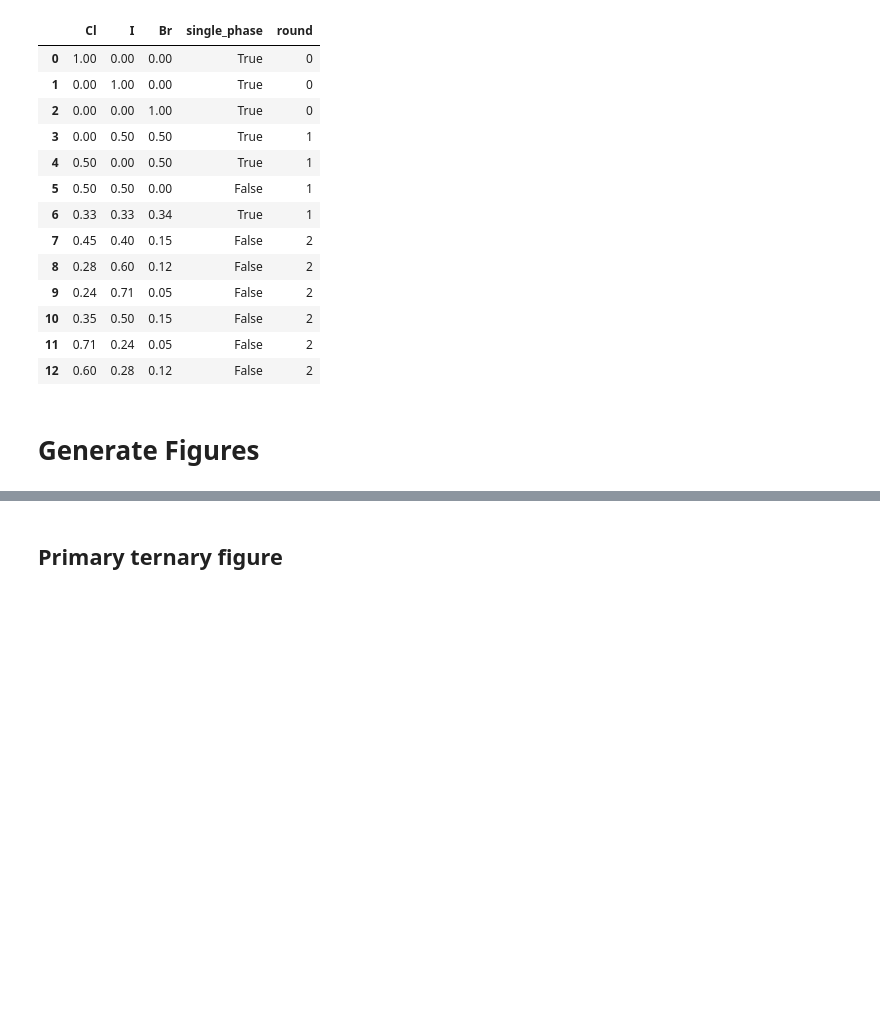
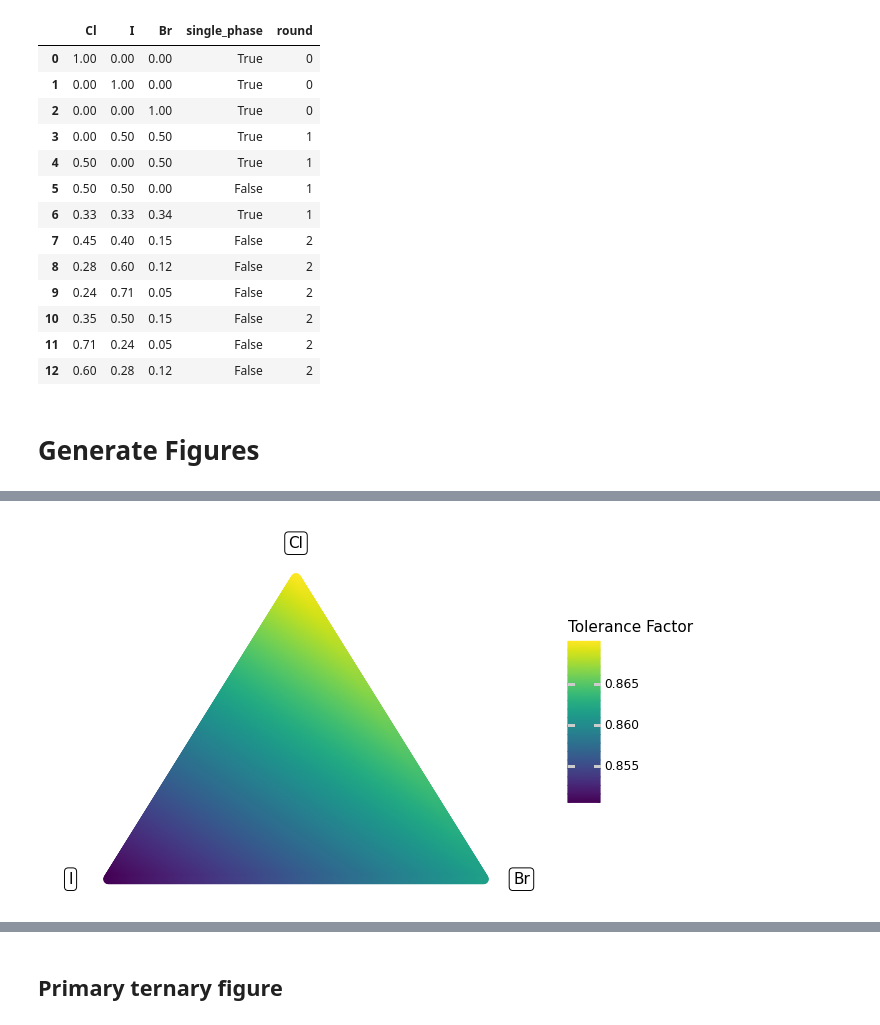
Before and after one commit to kaybr24/perovskite-solar, a Jupyter notebook: figures.ipynb, the cells around one changed output, grey strips where cells are left out. Saved outputs shown, nothing was run; the diff lists cells and outputs as text; code cells hidden in the pictures; blank space fills up the shorter version.

Commit message:
add tolerance factor color plot

```diff
--- a/figures.ipynb
+++ b/figures.ipynb
@@ -107,0 +110,95 @@ df_data
+# %%
+## Define helper function
+@gr.make_symbolic
+def tolerance(a, b, x):
+    r"""Calculate Goldschmidt tolerance factor
+
+    Calculates the Goldschmidt tolerance factor for a perovskite structure.
+
+    Arguments:
+        a (float): Atomic radius, A cation
+        b (float): Atomic radius, B cation
+        x (float): Atomic radius, anion
+
+    Returns:
+        float: Goldschmidt tolerance factor
+    """
+    return (a + x) / ( gr.sqrt(2) * (b + x) )
+
+## Define atomic radii
+# Cations
+Pb_R = 0.119 # Shannon radii
+Cs_R = 0.188 # Shannon radii 0.181 from Lee et al.
+# Anions
+I_R  = 0.22  # Shannon radii
+Br_R = 0.197 # Shannon radii
+Cl_R = 0.181 # Shannon radii
+
+## Generate data
+n_res = 500 # 500 for smooth plot
+df_tolerance = (
+    # Build a grid of values; will include invalid compositions
+    gr.df_grid(
+        I=gr.linspace(0, 1, n_res),
+        Br=gr.linspace(0, 1, n_res),
+    )
+    # Compute Cl from ternary relationship
+    >> gr.tf_mutate(Cl=1 - DF.I - DF.Br)
+    # Take weighted sum of radii
+    >> gr.tf_mutate(
+        eff_R = Cl_R * DF.Cl
+              + Br_R * DF.Br
+              + I_R  * DF.I,
+    )
+    # Compute tolerance factor
+    >> gr.tf_mutate(tol=tolerance(Cs_R, Pb_R, DF.eff_R))
+    # Filter to valid compositions only
+    >> gr.tf_filter(
+        0 <= DF.Cl,
+        DF.Cl <= 1
+    )
+)
+
+## Visualize
+p = (
+    df_tolerance
+    >> tf_bary()
+
+    >> gr.ggplot(gr.aes("x", "y"))
+    # Guides
+    + gr.geom_segment(
+        data=df_tri_guides,
+        mapping=gr.aes(xend="xend", yend="yend"),
+        color="grey",
+        size=0.5,
+    )
+    + gr.geom_segment(
+        data=df_tri_bounds,
+        mapping=gr.aes(xend="gr.lead(x)", yend="gr.lead(y)"),
+        size=1.0,
+    )
+    + gr.geom_label(
+        data=df_tri_labels,
+        mapping=gr.aes(label="label")
+    )
+    # Data
+    + gr.geom_point(
+        gr.aes(color="tol"),
+        size=3,
+    )
+    # Plot tail
+    + gr.scale_color_continuous(
+        name="Tolerance Factor",
+        # limits=(0.85, 0.90), # Limits emphasize tolerance factor < 0.9
+    )
+    + gr.theme_void()
+    + gr.theme(
+        # legend_position="bottom",
+        plot_background=gr.element_rect(fill="white")
+    )
+
+)
+p.save("./images/ternary-tolerance.png")
+p
+# %% [output]
+[figure, added]
```
Also changed, not shown: parts of 7 cells of this notebook, 1 other file.
